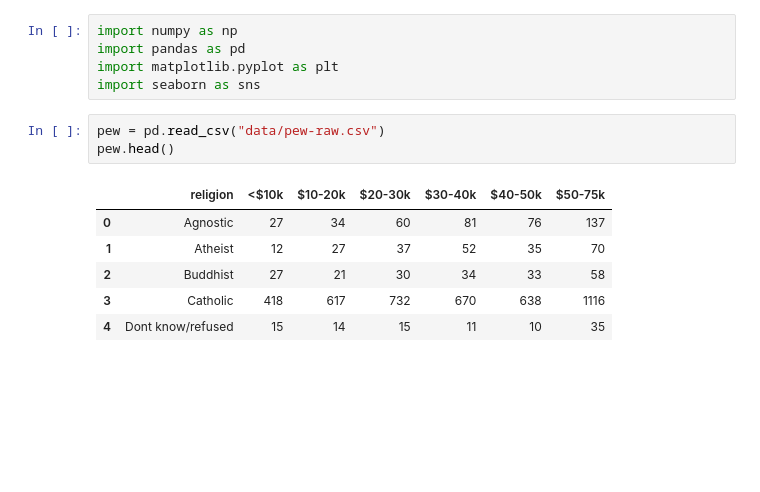
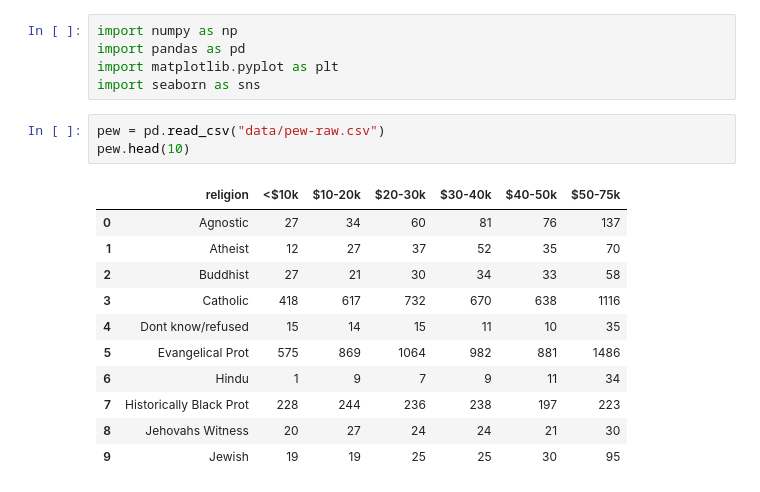
Before and after one commit to wu-olivia-ke/inf1340-programmingfordatascience-fa21, a Jupyter notebook: class-demo.ipynb, the cells around one changed output. Cells and saved outputs as stored; diff of their text form; blank space fills up the shorter version.

```diff
--- a/class-demo.ipynb
+++ b/class-demo.ipynb
@@ -279,11 +279,16 @@ import matplotlib.pyplot as plt
 import seaborn as sns
 # %%
 pew = pd.read_csv("data/pew-raw.csv")
-pew.head()
+pew.head(10)
 # %% [output]
 |  | religion | <$10k | $10-20k | $20-30k | $30-40k | $40-50k | $50-75k |
 | 0 | Agnostic | 27 | 34 | 60 | 81 | 76 | 137 |
 | 1 | Atheist | 12 | 27 | 37 | 52 | 35 | 70 |
 | 2 | Buddhist | 27 | 21 | 30 | 34 | 33 | 58 |
 | 3 | Catholic | 418 | 617 | 732 | 670 | 638 | 1116 |
 | 4 | Dont know/refused | 15 | 14 | 15 | 11 | 10 | 35 |
+| 5 | Evangelical Prot | 575 | 869 | 1064 | 982 | 881 | 1486 |
+| 6 | Hindu | 1 | 9 | 7 | 9 | 11 | 34 |
+| 7 | Historically Black Prot | 228 | 244 | 236 | 238 | 197 | 223 |
+| 8 | Jehovahs Witness | 20 | 27 | 24 | 24 | 21 | 30 |
+| 9 | Jewish | 19 | 19 | 25 | 25 | 30 | 95 |
```
Also changed, not shown: parts of 1 cell of this notebook.
